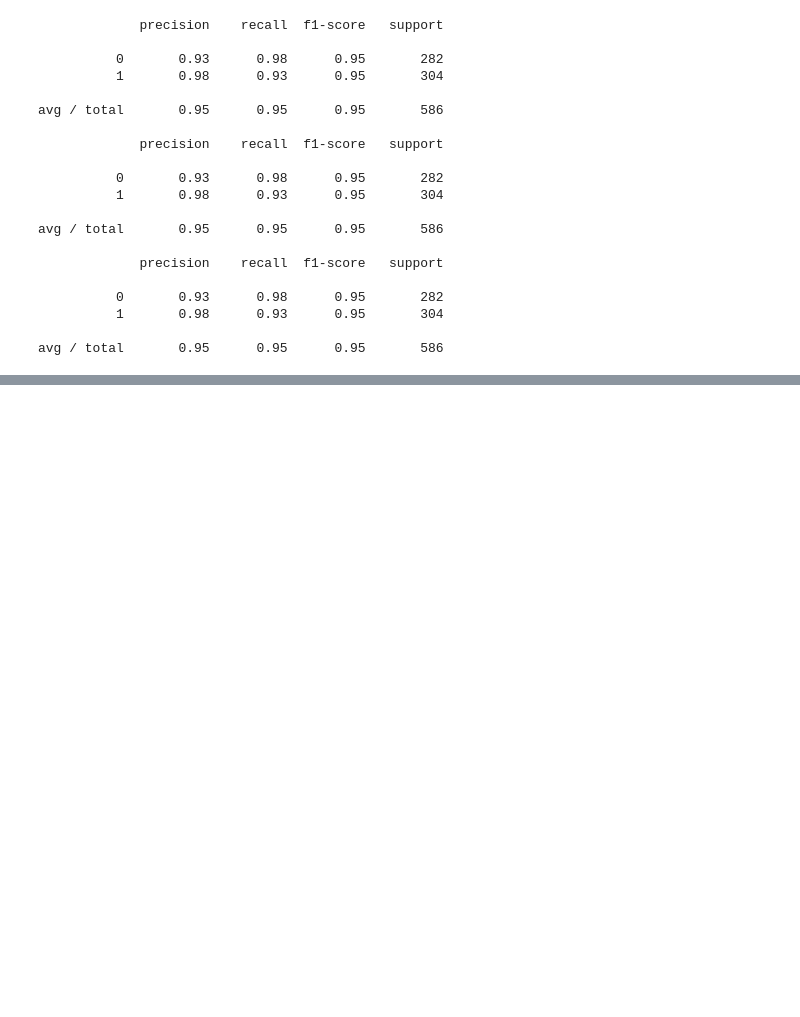
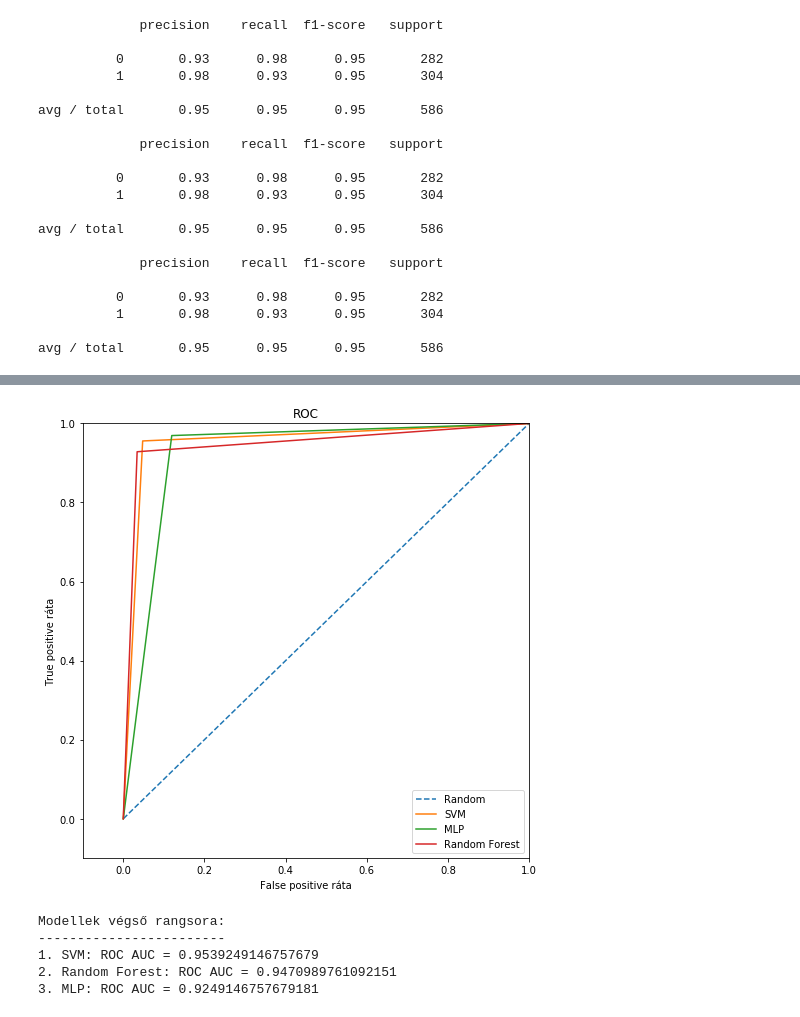
Before and after one commit to vcsab/ML-py-hw, a Jupyter notebook: hw.ipynb, the cells around one changed output, grey strips where cells are left out. Cells and saved outputs as stored; diff of their text form; code cells hidden in the pictures; blank space fills up the shorter version.

```diff
--- a/hw.ipynb
+++ b/hw.ipynb
@@ -477,0 +512,57 @@ avg / total       0.95      0.95      0.95       586
+# %%
+# Összehasonlítás
+
+# ROC görbe
+# A modellek összehasonlításához használhatjuk a True Positive - False Positive arányt
+
+
+def plot_roc_curves(gt, predictions, names):
+    plt.figure(figsize=(8, 8))
+    plt.title('ROC')
+
+    plt.plot([0,1],[0,1],'--', label="Random")
+
+    leaderboard = []
+
+    for i in range(len(predictions)):
+        fpr, tpr, thresholds = metrics.roc_curve(gt, predictions[i])
+        roc_auc = metrics.auc(fpr, tpr)
+        leaderboard.append([names[i], roc_auc])
+
+        plt.plot(fpr, tpr, label=names[i])
+
+    plt.legend(loc='lower right')
+    plt.xlim([-0.1,1.0])
+    plt.ylim([-0.1,1.0])
+    plt.ylabel('True positive ráta')
+    plt.xlabel('False positive ráta')
+    plt.show()
+
+    leaderboard.sort(key=lambda x: x[1], reverse=True)
+
+    print("Modellek végső rangsora:")
+    print("------------------------")
+    for i, elem in enumerate(leaderboard):
+        print("{}. {}: ROC AUC = {}".format(i + 1, elem[0], elem[1]))
+
+def plot_final_roc():
+    pred_svm = np.array(test_svm(kernel="linear"), dtype=np.int)
+    pred_rf = np.array(test_random_forest(20, "auto", None), dtype=np.int)
+    pred_mlp = np.array(test_mlp("auto"), dtype=np.int)
+
+    plot_roc_curves(np.array(test_y, dtype=np.int),
+                    [pred_svm,
+                     pred_mlp,
+                     pred_rf],
+                    ["SVM",
+                     "MLP",
+                     "Random Forest"])
+
+plot_final_roc()
+# %% [output]
+[figure, added]
+Modellek végső rangsora:
+------------------------
+1. SVM: ROC AUC = 0.9539249146757679
+2. Random Forest: ROC AUC = 0.9470989761092151
+3. MLP: ROC AUC = 0.9249146757679181
```
Also changed, not shown: parts of 6 cells of this notebook.
